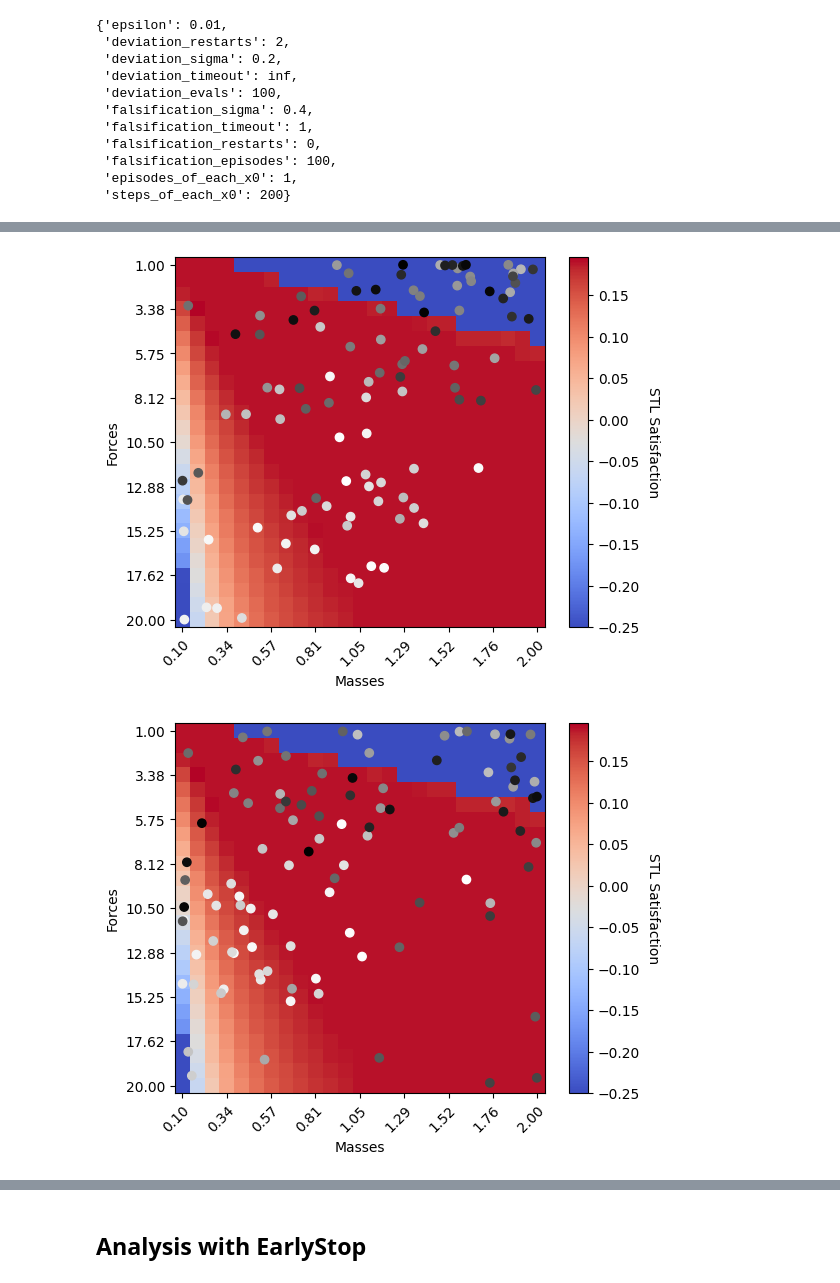
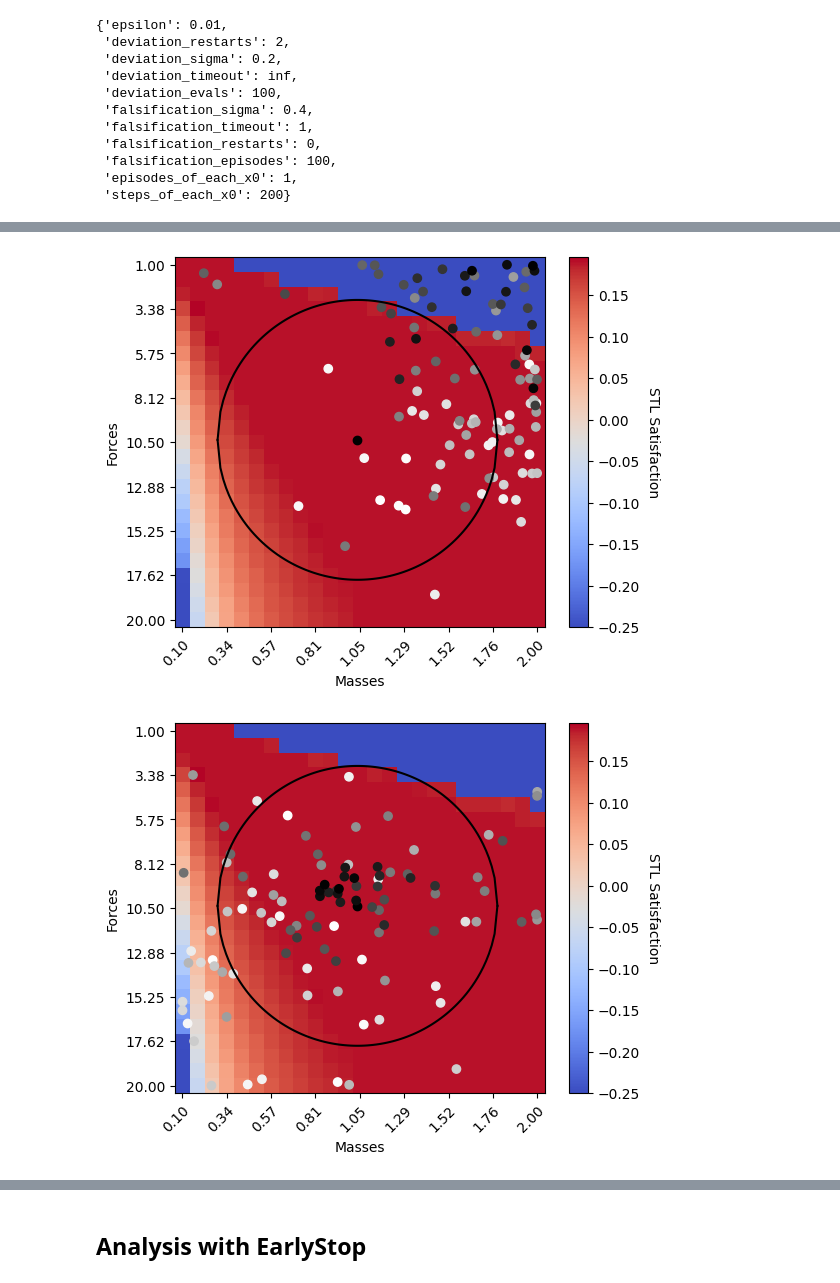
Before and after one commit to SteveZhangBit/STL-Robustness, a Jupyter notebook: cartpole-pid/CartPole-PID.ipynb, the cells around one changed output, grey strips where cells are left out. Saved outputs shown, nothing was run; the diff lists cells and outputs as text; code cells hidden in the pictures.

```diff
--- a/cartpole-pid/CartPole-PID.ipynb
+++ b/cartpole-pid/CartPole-PID.ipynb
@@ -135,9 +135,16 @@ if not os.path.exists('gifs'):
 # %%
 from datetime import datetime
 # %%
-def plot_convergence(analysis, Xss, out_dir='data'):
+def min_dev_and_convergence(analysis, out_dir='data'):
+    start = datetime.now()
+    delta, delta_dist, Xss = analysis.min_unsafe_deviation()
+    print('===================== Summary ====================>')
+    print('Time to find min unsafe deviation:', datetime.now() - start)
+    print('Min x:', delta, 'Min distance:', delta_dist)
+
     for i in range(analysis.options['deviation_restarts']+1):
-        analysis.heatmap(masscart, force_mag, 25, 25, x_name="Masses", y_name="Forces", z_name="STL Satisfaction", out_dir=out_dir)
+        analysis.heatmap(masscart, force_mag, 25, 25, x_name="Masses", y_name="Forces", z_name="STL Satisfaction",
+                         out_dir=out_dir, boundary=delta_dist)
         plt.scatter(Xss[i][:, 0] * 24, Xss[i][:, 1] * 24, c=np.arange(len(Xss[i])), cmap='Greys')
         plt.show()
 # %%
@@ -205,3 +173,3 @@ Time to find min unsafe deviation: 0:04:13.420214
 # %%
-plot_convergence(analysis, Xss)
+min_dev_and_convergence(analysis)
 # %% [output]
@@ -208,2 +195,2 @@ plot_convergence(analysis, Xss)
-[figure, old version]
+[figure, new version]
-[figure, old version]
+[figure, new version]
```
Also changed, not shown: parts of 44 cells of this notebook, 1 other file.
